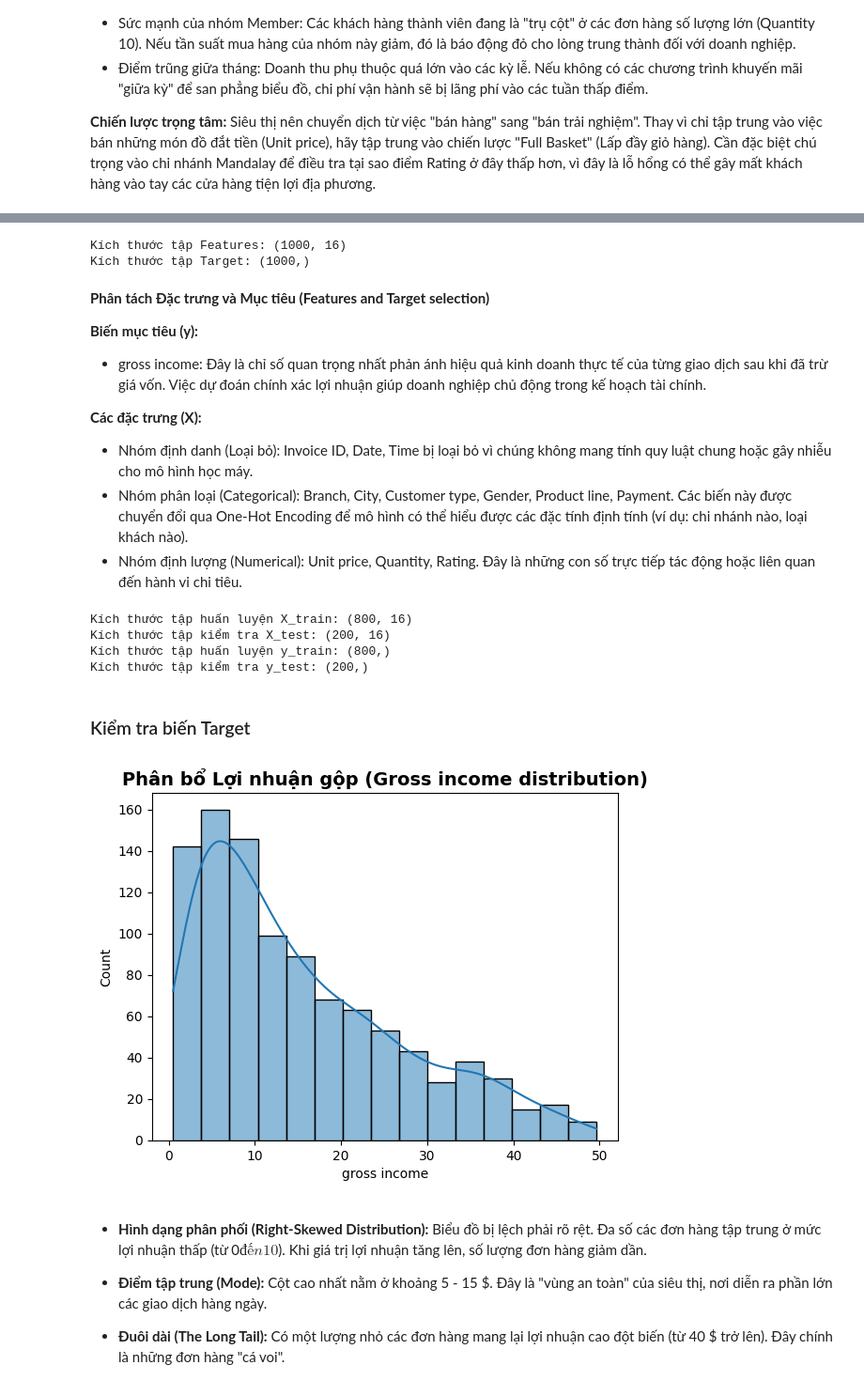
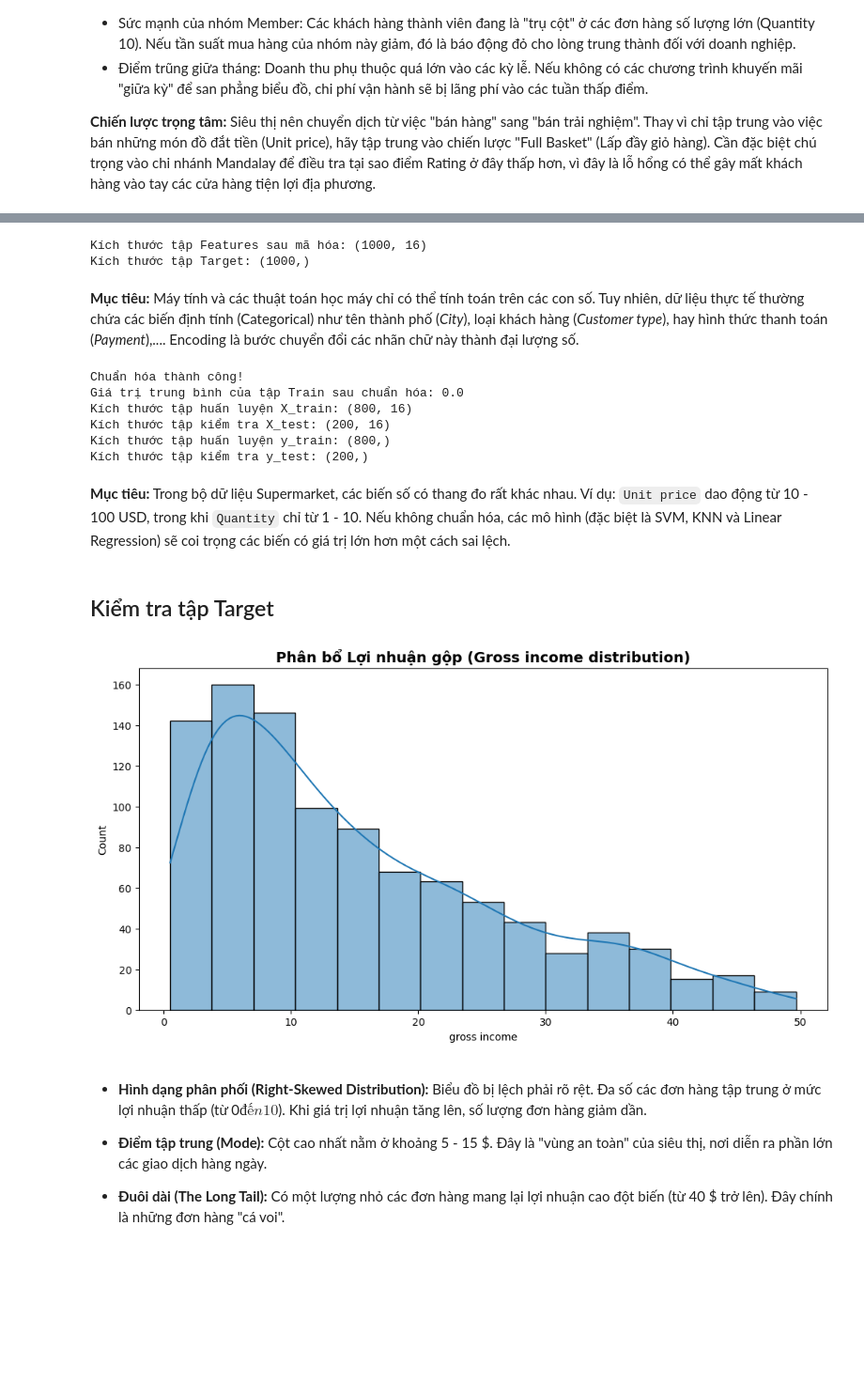
Before and after one commit to Jackxeid/Learn---MindX, a Jupyter notebook: Final Project/finalProject.ipynb, the cells around one changed output, grey strips where cells are left out. Shown at 94% size. Saved outputs shown, nothing was run; the diff lists cells and outputs as text; code cells hidden in the pictures; blank space fills up the shorter version.

```diff
--- a/Final Project/finalProject.ipynb
+++ b/Final Project/finalProject.ipynb
@@ -732,47 +743,55 @@ Siêu thị nên chuyển dịch từ việc "bán hàng" sang "bán trải nghi
 # %%
 drop_columns = ['Invoice ID', 'Date', 'Time', 'Tax 5%', 'Total', 'cogs', 'gross margin percentage', 'gross income']
+categorical_cols = ['Branch', 'City', 'Customer type', 'Gender', 'Product line', 'Payment']
 
 X = df.drop(columns=drop_columns)
 y = df['gross income']
 
-X = pd.get_dummies(X, columns=['Branch', 'City', 'Customer type', 'Gender', 'Product line', 'Payment'], drop_first=True)
+# Encoding
+X = pd.get_dummies(X, columns=categorical_cols, drop_first=True)
 
-print("Kích thước tập Features:", X.shape)
+print("Kích thước tập Features sau mã hóa:", X.shape)
 print("Kích thước tập Target:", y.shape)
 # %% [output]
-Kích thước tập Features: (1000, 16)
+Kích thước tập Features sau mã hóa: (1000, 16)
 Kích thước tập Target: (1000,)
-# %% [markdown]
-**Phân tách Đặc trưng và Mục tiêu (Features and Target selection)**
-
-**Biến mục tiêu (y):**
-- gross income: Đây là chỉ số quan trọng nhất phản ánh hiệu quả kinh doanh thực tế của từng giao dịch sau khi đã trừ giá vốn. Việc dự đoán chính xác lợi nhuận giúp doanh nghiệp chủ động trong kế hoạch tài chính.
-
-**Các đặc trưng (X):**
-- Nhóm định danh (Loại bỏ): Invoice ID, Date, Time bị loại bỏ vì chúng không mang tính quy luật chung hoặc gây nhiễu cho mô hình học máy.
-- Nhóm phân loại (Categorical): Branch, City, Customer type, Gender, Product line, Payment. Các biến này được chuyển đổi qua One-Hot Encoding để mô hình có thể hiểu được các đặc tính định tính (ví dụ: chi nhánh nào, loại khách nào).
-- Nhóm định lượng (Numerical): Unit price, Quantity, Rating. Đây là những con số trực tiếp tác động hoặc liên quan đến hành vi chi tiêu.
+# %% [markdown]
+**Mục tiêu:** Máy tính và các thuật toán học máy chỉ có thể tính toán trên các con số. Tuy nhiên, dữ liệu thực tế thường chứa các biến định tính (Categorical) như tên thành phố (*City*), loại khách hàng (*Customer type*), hay hình thức thanh toán (*Payment*),.... Encoding là bước chuyển đổi các nhãn chữ này thành đại lượng số.
 # %%
-# Split the data into training and testing sets
 X_train, X_test, y_train, y_test = train_test_split(X, y, test_size=0.2, random_state=42)
+
+scaler = StandardScaler()
+
+# Standardization
+X_train_stdscal = scaler.fit_transform(X_train)
+X_test_stdscal = scaler.transform(X_test)
+
+print("Chuẩn hóa thành công!")
+print("Giá trị trung bình của tập Train sau chuẩn hóa:", np.round(X_train_stdscal.mean(), 2))
 
 print("Kích thước tập huấn luyện X_train:", X_train.shape)
 print("Kích thước tập kiểm tra X_test:", X_test.shape)
 print("Kích thước tập huấn luyện y_train:", y_train.shape)
 print("Kích thước tập kiểm tra y_test:", y_test.shape)
 # %% [output]
+Chuẩn hóa thành công!
+Giá trị trung bình của tập Train sau chuẩn hóa: 0.0
 Kích thước tập huấn luyện X_train: (800, 16)
 Kích thước tập kiểm tra X_test: (200, 16)
 Kích thước tập huấn luyện y_train: (800,)
 Kích thước tập kiểm tra y_test: (200,)
+# %% [markdown]
+**Mục tiêu:**
+Trong bộ dữ liệu Supermarket, các biến số có thang đo rất khác nhau. Ví dụ: `Unit price` dao động từ 10 - 100 USD, trong khi `Quantity` chỉ từ 1 - 10. Nếu không chuẩn hóa, các mô hình (đặc biệt là SVM, KNN và Linear Regression) sẽ coi trọng các biến có giá trị lớn hơn một cách sai lệch.
 # %% [markdown]
-### Kiểm tra biến Target
+## Kiểm tra tập Target
 # %%
+plt.figure(figsize=(12, 6))
 sns.histplot(df['gross income'], kde=True, alpha=alpha)
 plt.title('Phân bổ Lợi nhuận gộp (Gross income distribution)', fontweight='bold', fontsize=14)
 plt.show()
 # %% [output]
-[figure, old version]
+[figure, new version]
 # %% [markdown]
 - **Hình dạng phân phối (Right-Skewed Distribution):** Biểu đồ bị lệch phải rõ rệt. Đa số các đơn hàng tập trung ở mức lợi nhuận thấp (từ 0$ đến 10$). Khi giá trị lợi nhuận tăng lên, số lượng đơn hàng giảm dần.
 
```
Also changed, not shown: parts of 16 cells of this notebook.
